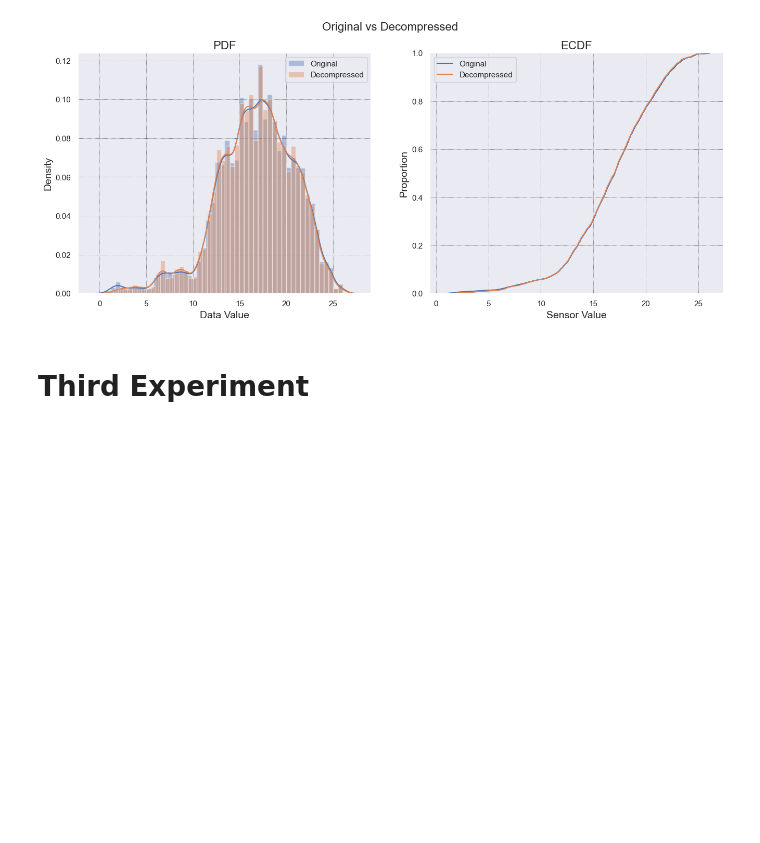
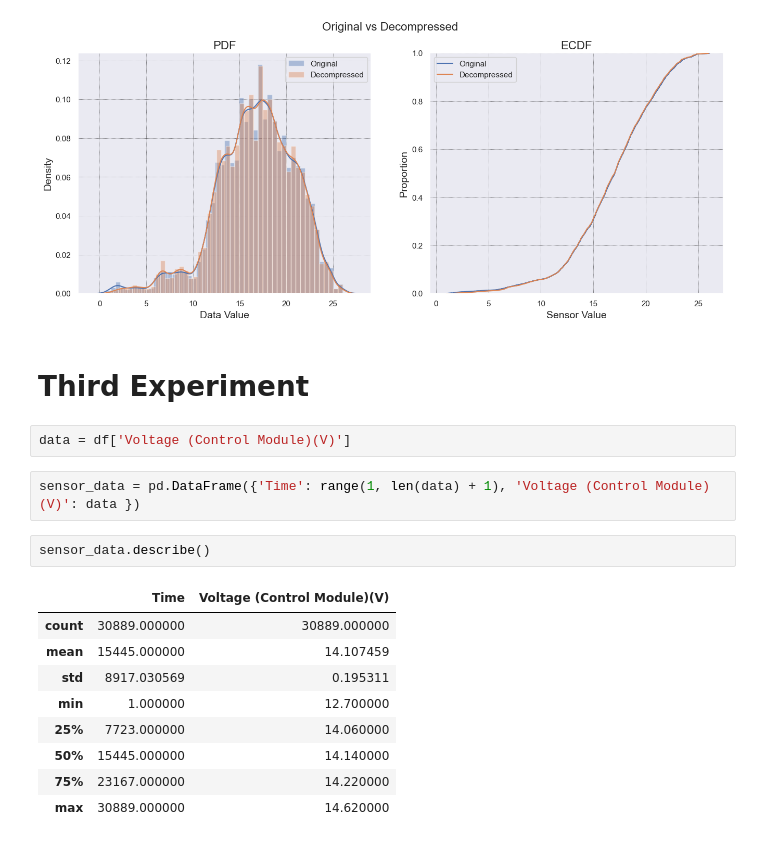
Before and after one commit to conect2ai/Conect2Py-Package, a Jupyter notebook: TAC_UseCase_Example.ipynb, the cells around one changed output. Drawn from its saved outputs; the diff is of its cells as text; blank space fills up the shorter version.

```diff
--- a/TAC_UseCase_Example.ipynb
+++ b/TAC_UseCase_Example.ipynb
@@ -834,3 +834,19 @@ https://gist.github.com/mwaskom/de44147ed2974457ad6372750bbe5751
 [figure]
 # %% [markdown]
 # Third Experiment
+# %%
+data = df['Voltage (Control Module)(V)']
+# %%
+sensor_data = pd.DataFrame({'Time': range(1, len(data) + 1), 'Voltage (Control Module)(V)': data })
+# %%
+sensor_data.describe()
+# %% [output]
+|  | Time | Voltage (Control Module)(V) |
+| count | 30889.000000 | 30889.000000 |
+| mean | 15445.000000 | 14.107459 |
+| std | 8917.030569 | 0.195311 |
+| min | 1.000000 | 12.700000 |
+| 25% | 7723.000000 | 14.060000 |
+| 50% | 15445.000000 | 14.140000 |
+| 75% | 23167.000000 | 14.220000 |
+| max | 30889.000000 | 14.620000 |
```
Also changed, not shown: parts of 12 cells of this notebook.
